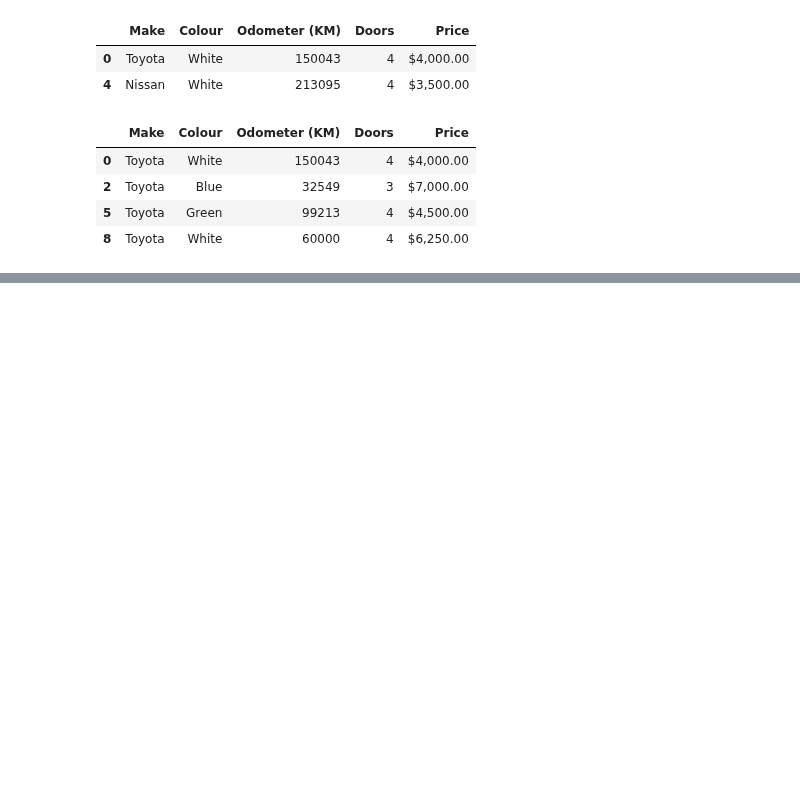
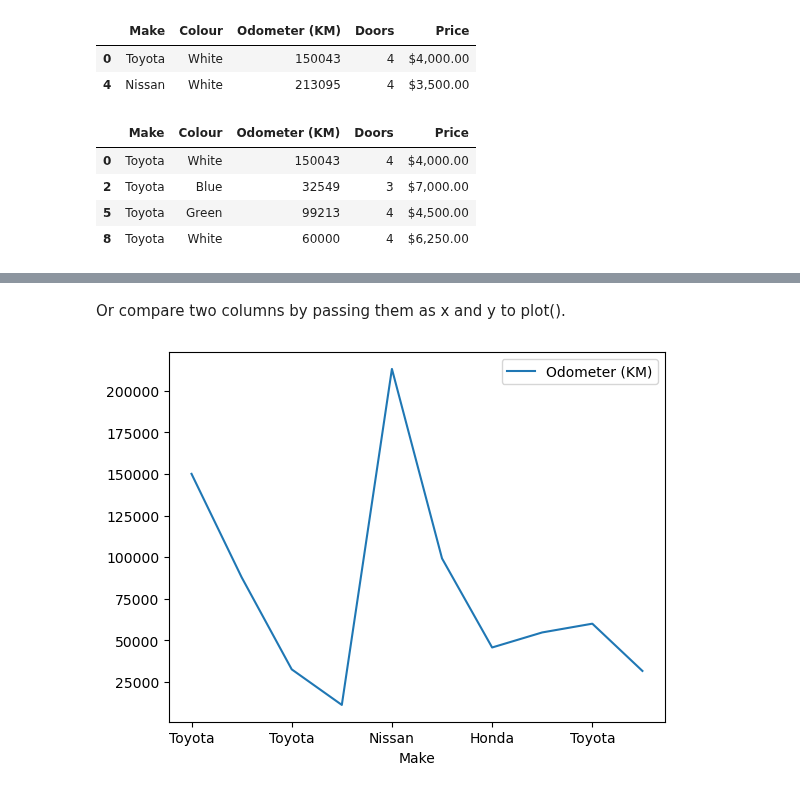
Before and after one commit to abdelaziz-lounes/simple_project, a Jupyter notebook: introduction-to-pandas.ipynb, the cells around one changed output, grey strips where cells are left out. Saved outputs shown, nothing was run; the diff lists cells and outputs as text; code cells hidden in the pictures; blank space fills up the shorter version.

Commit message:
comparing and ploting columns

```diff
--- a/introduction-to-pandas.ipynb
+++ b/introduction-to-pandas.ipynb
@@ -406,0 +457,6 @@ car_sales[car_sales["Make"] == "Toyota"]
+# %% [markdown]
+Or compare two columns by passing them as x and y to plot().
+# %%
+car_sales.plot(x="Make", y="Odometer (KM)");
+# %% [output]
+[figure, added]
```
Also changed, not shown: parts of 19 cells of this notebook.
